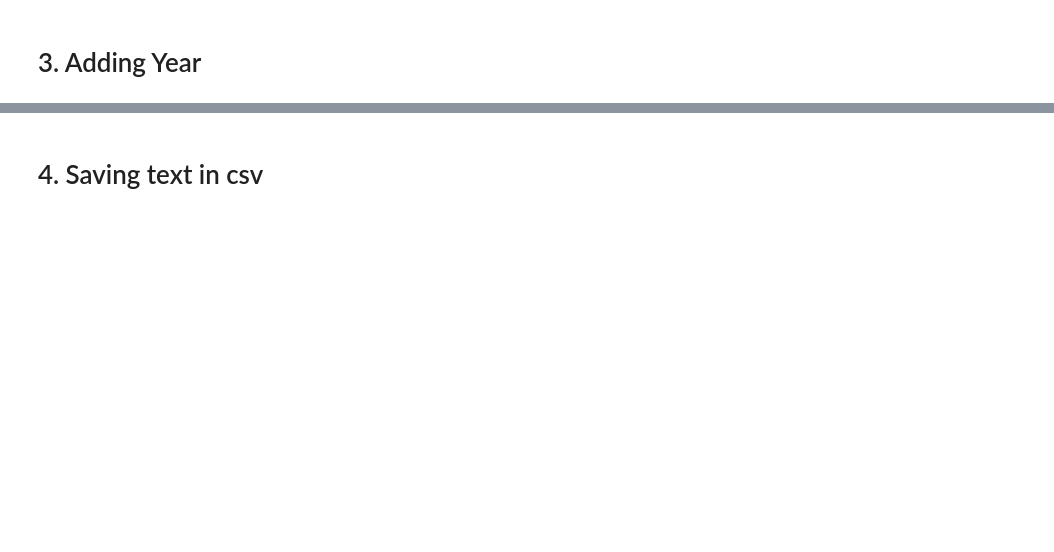
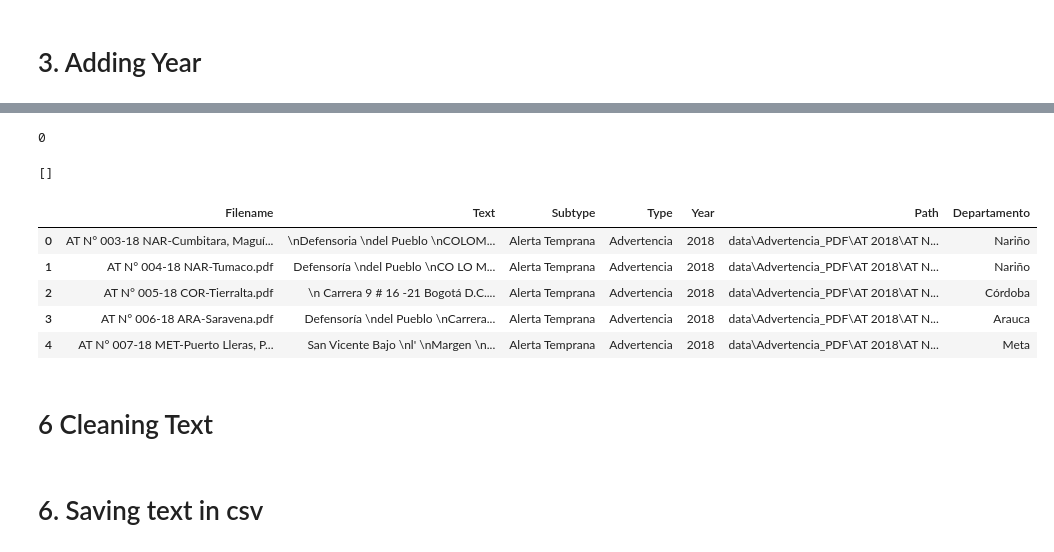
Before and after one commit to ylizama/alertas_colombia, a Jupyter notebook: 1_Parsing_Data.ipynb, the cells around one changed output, grey strips where cells are left out. Saved outputs shown, nothing was run; the diff lists cells and outputs as text; code cells hidden in the pictures; blank space fills up the shorter version.

```diff
--- a/1_Parsing_Data.ipynb
+++ b/1_Parsing_Data.ipynb
@@ -115,0 +211,59 @@ df["Text"] = df["Text"].apply(cleantext)
+# %%
+df = df.set_index("Filename")
+
+#elecciones - violencia
+df.at["AT N° 022-18 Riesgo Electoral firmada.pdf", "Departamento"] = "Countrywide"
+df.at["AT N° 004-2022 Riesgo Electoral of.pdf", "Departamento"] = "Countrywide"
+df.at["AT N° 035-19 Riesgo Electoral.pdf", "Departamento"] = "Countrywide"
+df.at["Informe de Seguimiento AT 035-19 - Informe Electoral.pdf", "Departamento"] = "Countrywide"
+
+#covid
+df.at["AT N° 018-2020.pdf", "Departamento"] = "Countrywide"
+
+#otros
+df.at["IR N° 069-03 Cobertura Nacional Baja Resolución.pdf", "Departamento"] = "Countrywide"
+
+#asesinato a lideres
+df.at["AT N° 026-18 Líderes y Defensores DDHH_bajaresolución.pdf", "Departamento"] = "Countrywide"
+df.at["IR N° 010-17 Líderes y Defensores de DDHH.pdf", "Departamento"] = "Countrywide"
+df.at["Informe de Seguimiento AT 026-18  Líderes Sociales y Defensores de Derechos Humanos.pdf", "Departamento"] = "Countrywide"
+
+df.at["AT N° 019-18.pdf", "Departamento"] = "Chocó"
+df.at["AT N° 046-18 San Andrés Islas.pdf", "Departamento"] = "San Andrés y Providencia"
+df.at["IR N° 001-14 San Andrés y Providencia.pdf", "Departamento"] = "Countrywide"
+df.at["AT Alerta Temprana No. 001-17.pdf", "Departamento"] = "Bolívar"
+df.at["NS 13-04 IR N° 043-03.pdf", "Departamento"] = "Antioquía"
+df.at["NS N° 046-07 a IR N° 032-06A.I Arauquita, Tame, Fortul y Saravena-TAME.pdf", "Departamento"] = "Arauca"
+df.at["NS N° 025-08 a IR N° 004-08 El Doncello, El Paujil, Puerto….pdf", "Departamento"] = "Caquetá"
+df.at["NS N° 031-08 a IR N° 036-07 Cúcuta, Los Patios, Puerto San….pdf", "Departamento"] = "Norte de Santander"
+df.at["NS N° 016-09 a IR N° 022-07 Algeciras, Campoalegre, Gigant….pdf", "Departamento"] = "Huila"
+df.at["NS N° 008-10 a IR N° 029-07 Barbacoas, Magui Payán y Rober….pdf", "Departamento"] = "Nariño"
+df.at["NS N° 009-10 a IR Nº 006-06 Montelibano y Puerto Libertado….pdf", "Departamento"] = "Córdoba"
+df.at["Informe de Seguimiento  AT 02-18 Anserma.pdf", "Departamento"] = "Caldas"
+df.at["Informe de Seguimiento  AT 04-18 Tumaco.pdf", "Departamento"] = "Nariño"
+df.at["Informe de Seguimiento AT 001-18 Suarez.pdf", "Departamento"] = "Cauca"
+df.at["Informe de Seguimiento AT 005-18 Tierralta.pdf", "Departamento"] = "Córdoba"
+df.at["Informe de Seguimiento AT 01-17 Cartagena.pdf", "Departamento"] = "Bolívar"
+df.at["Informe de Seguimiento AT 012-18 Rio Quito.pdf", "Departamento"] = "Chocó"
+df.at["NS N° 027-08 a IR N° 016-07A.I.pdf", "Departamento"] = "Nariño"
+df.at["IS 12_31_2021 IS AT 025-2020.pdf", "Departamento"] = "Bolívar"
+df.at["IS N° 006-2022 a AT N° 004-2021.pdf", "Departamento"] = "Norte de Santander"
+# %%
+df = df.reset_index()
+# %%
+len(df[df['Departamento'] == "Not Identified"])
+# %% [output]
+0
+# %%
+list(df[df['Departamento'] == "Not Identified"]['Path'])
+# %% [output]
+[]
+# %%
+df.head()
+# %% [output]
+|  | Filename | Text | Subtype | Type | Year | Path | Departamento |
+| 0 | AT N° 003-18 NAR-Cumbitara, Maguí... | \nDefensoria \ndel Pueblo \nCOLOM... | Alerta Temprana | Advertencia | 2018 | data\Advertencia_PDF\AT 2018\AT N... | Nariño |
+| 1 | AT N° 004-18 NAR-Tumaco.pdf | Defensoría \ndel Pueblo \nCO LO M... | Alerta Temprana | Advertencia | 2018 | data\Advertencia_PDF\AT 2018\AT N... | Nariño |
+| 2 | AT N° 005-18 COR-Tierralta.pdf | \n Carrera 9 # 16 -21 Bogotá D.C.... | Alerta Temprana | Advertencia | 2018 | data\Advertencia_PDF\AT 2018\AT N... | Córdoba |
+| 3 | AT N° 006-18 ARA-Saravena.pdf | Defensoría \ndel Pueblo \nCarrera... | Alerta Temprana | Advertencia | 2018 | data\Advertencia_PDF\AT 2018\AT N... | Arauca |
+| 4 | AT N° 007-18 MET-Puerto Lleras, P... | San Vicente Bajo \nl' \nMargen \n... | Alerta Temprana | Advertencia | 2018 | data\Advertencia_PDF\AT 2018\AT N... | Meta |
@@ -115,0 +275,2 @@ df["Text"] = df["Text"].apply(cleantext)
+# %% [markdown]
+# 6 Cleaning Text
@@ -116,5 +285,5 @@ df["Text"] = df["Text"].apply(cleantext)
 # %% [markdown]
-# 4. Saving text in csv
+# 6. Saving text in csv
 # %%
 df.to_csv("data/alertas.csv", sep="|", index=False)
 # %% [markdown]
```
Also changed, not shown: parts of 24 cells of this notebook.
